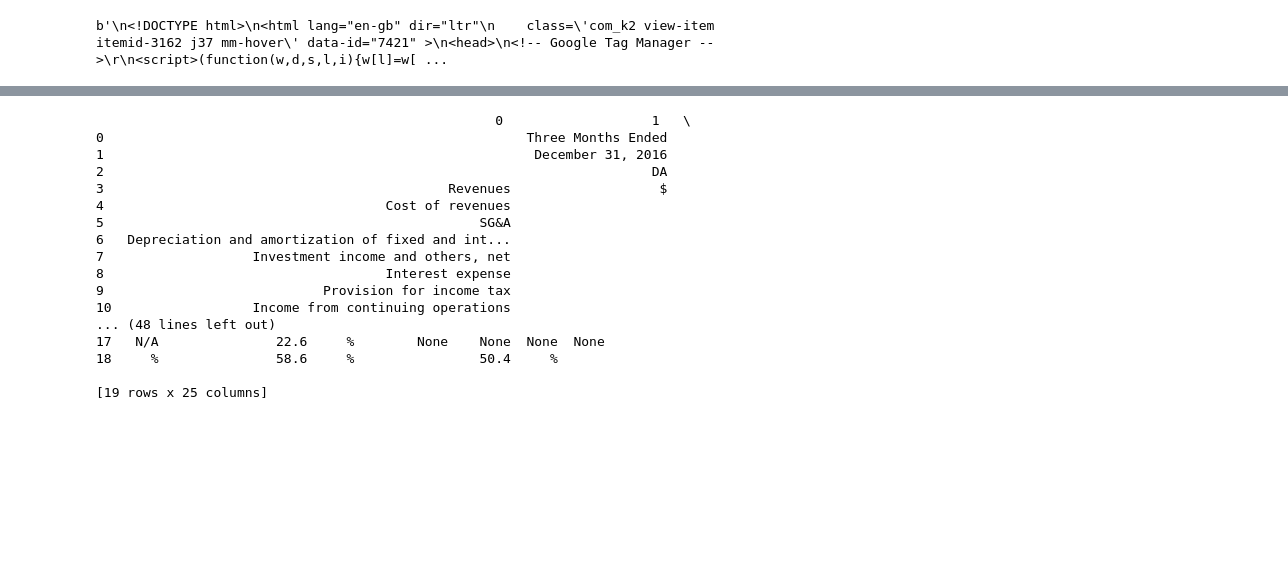
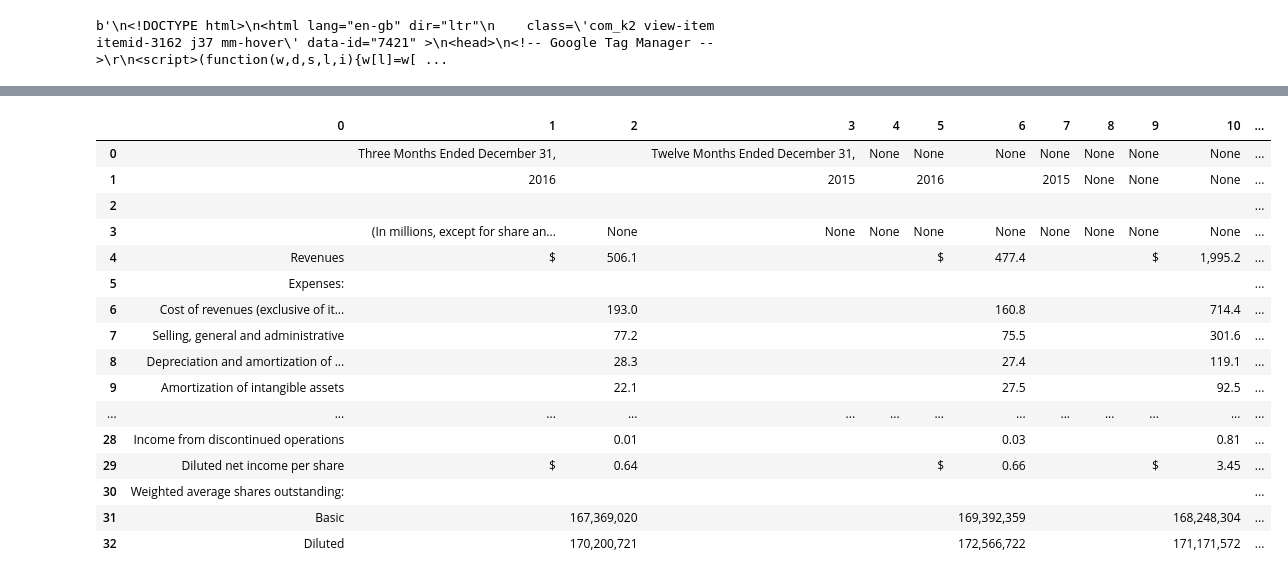
Before and after one commit to rich-coleman-gh/Html_scraping_project, a Jupyter notebook: main.ipynb, the cells around one changed output, grey strips where cells are left out. Drawn from its saved outputs; the diff is of its cells as text; code cells hidden in the pictures; blank space fills up the shorter version.

Commit message:
added table parsing as function to call

```diff
--- a/main.ipynb
+++ b/main.ipynb
@@ -46,15 +47,18 @@ j=d.createElement(s),dl=l!='dataLayer'?'&l='+l:'';j.async=true;j.src=
 #####gather all tables from page into array
 all_tables = soup.find_all("table", class_="table-blue")
 
-table_body = all_tables[0].find('tbody')
+parsed_tables = []
+for i in range(len(all_tables)-1):
+    table_body = all_tables[i].find('tbody')
 
-rows = table_body.find_all('tr')
+    rows = table_body.find_all('tr')
 
-df_temp = []
-for row in rows:
-    cols =row.find_all('td')
-    cols = [ele.text.strip() for ele in cols]
-    df_temp.append([ele for ele in cols]) #get rid of empty values
+    df_temp = []
+    for row in rows:
+        cols =row.find_all('td')
+        cols = [ele.text.strip() for ele in cols]
+        df_temp.append([ele for ele in cols]) #get rid of empty values
+    parsed_tables.append(df_temp)
 
-print(df_temp)
+print(parsed_tables)
 # %% [output]
@@ -85,25 +66,24 @@ for i in df_temp:
 # %%
-#import pandas to convert list to data frame
-import pandas as pd
+import pandas as pd #import pandas to convert list to data frame
 
-df1 = pd.DataFrame(df_temp)
+df_from_web = pd.DataFrame(parsed_tables[8])
 
-print(df1)
+df_from_web
 # %% [output]
-                                                   0                   1   \
-0                                                      Three Months Ended
-1                                                       December 31, 2016
-2                                                                      DA
-3                                            Revenues                   $
-4                                    Cost of revenues
-5                                                SG&A
-6   Depreciation and amortization of fixed and int...
-7                   Investment income and others, net
-8                                    Interest expense
-9                            Provision for income tax
-10                  Income from continuing operations
-... (48 lines left out)
-17   N/A               22.6     %        None    None  None  None
-18     %               58.6     %                50.4     %
-
-[19 rows x 25 columns]
+|  | 0 | 1 | 2 | 3 | 4 | 5 | 6 | 7 | 8 | 9 | 10 | ... |
+| 0 |  | Three Months Ended December 31, |  | Twelve Months Ended December 31, | None | None | None | None | None | None | None | ... |
+| 1 |  | 2016 |  | 2015 |  | 2016 |  | 2015 | None | None | None | ... |
+| 2 |  |  |  |  |  |  |  |  |  |  |  | ... |
+| 3 |  | (In millions, except for share an... | None | None | None | None | None | None | None | None | None | ... |
+| 4 | Revenues | $ | 506.1 |  |  | $ | 477.4 |  |  | $ | 1,995.2 | ... |
+| 5 | Expenses: |  |  |  |  |  |  |  |  |  |  | ... |
+| 6 | Cost of revenues (exclusive of it... |  | 193.0 |  |  |  | 160.8 |  |  |  | 714.4 | ... |
+| 7 | Selling, general and administrative |  | 77.2 |  |  |  | 75.5 |  |  |  | 301.6 | ... |
+| 8 | Depreciation and amortization of ... |  | 28.3 |  |  |  | 27.4 |  |  |  | 119.1 | ... |
+| 9 | Amortization of intangible assets |  | 22.1 |  |  |  | 27.5 |  |  |  | 92.5 | ... |
+| ... | ... | ... | ... | ... | ... | ... | ... | ... | ... | ... | ... | ... |
+| 28 | Income from discontinued operations |  | 0.01 |  |  |  | 0.03 |  |  |  | 0.81 | ... |
+| 29 | Diluted net income per share | $ | 0.64 |  |  | $ | 0.66 |  |  | $ | 3.45 | ... |
+| 30 | Weighted average shares outstanding: |  |  |  |  |  |  |  |  |  |  | ... |
+| 31 | Basic |  | 167,369,020 |  |  |  | 169,392,359 |  |  |  | 168,248,304 | ... |
+| 32 | Diluted |  | 170,200,721 |  |  |  | 172,566,722 |  |  |  | 171,171,572 | ... |
```
Also changed, not shown: parts of 8 cells of this notebook, 4 other files.
